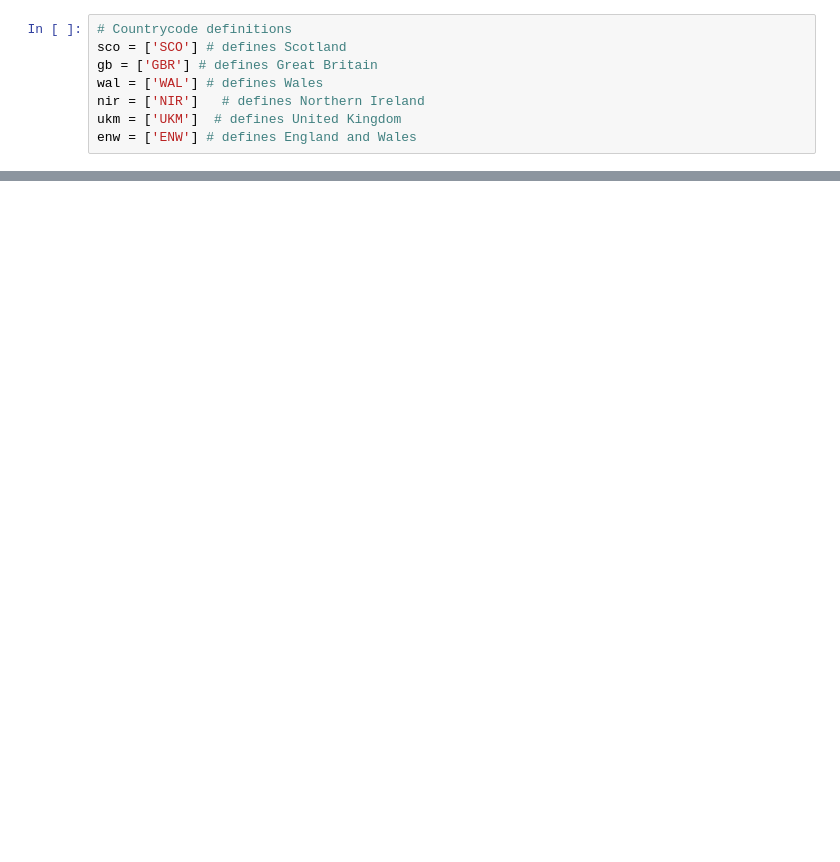
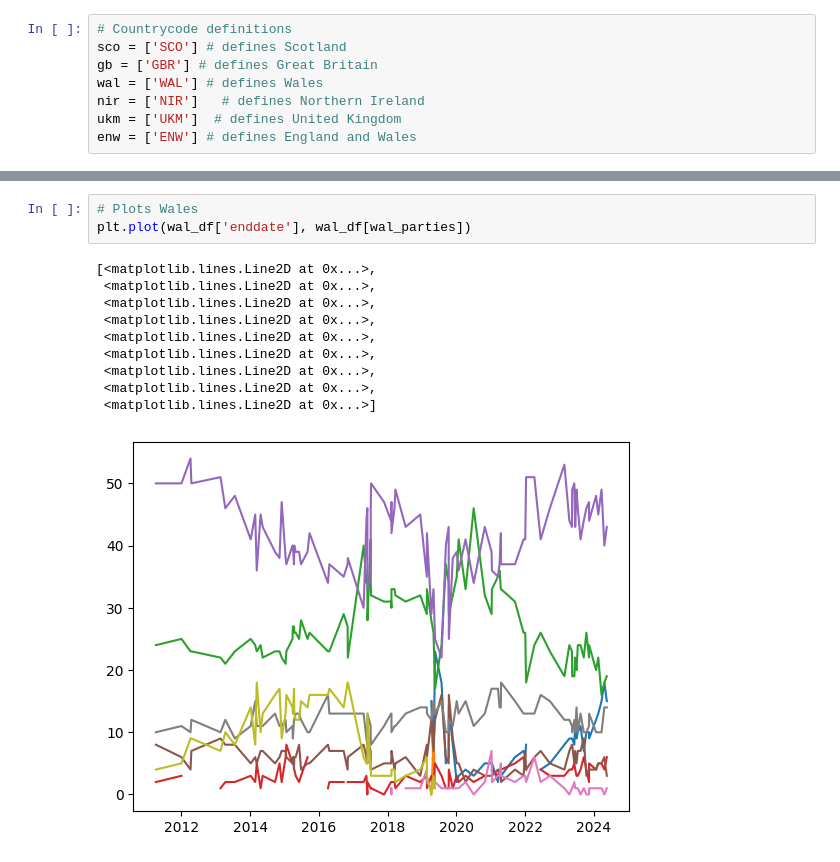
Before and after one commit to oscarhibbert/election-predictor, a Jupyter notebook: notebooks/chris_kingdon_data_cleaning.ipynb, the cells around one changed output, grey strips where cells are left out. Drawn from its saved outputs; the diff is of its cells as text; blank space fills up the shorter version.

```diff
--- a/notebooks/chris_kingdon_data_cleaning.ipynb
+++ b/notebooks/chris_kingdon_data_cleaning.ipynb
@@ -55,0 +112,14 @@ dtype: int64
+# %%
+# Plots Wales
+plt.plot(wal_df['enddate'], wal_df[wal_parties])
+# %% [output]
+[<matplotlib.lines.Line2D at 0x...>,
+ <matplotlib.lines.Line2D at 0x...>,
+ <matplotlib.lines.Line2D at 0x...>,
+ <matplotlib.lines.Line2D at 0x...>,
+ <matplotlib.lines.Line2D at 0x...>,
+ <matplotlib.lines.Line2D at 0x...>,
+ <matplotlib.lines.Line2D at 0x...>,
+ <matplotlib.lines.Line2D at 0x...>,
+ <matplotlib.lines.Line2D at 0x...>]
+[figure, added]
```
Also changed, not shown: parts of 19 cells of this notebook.
